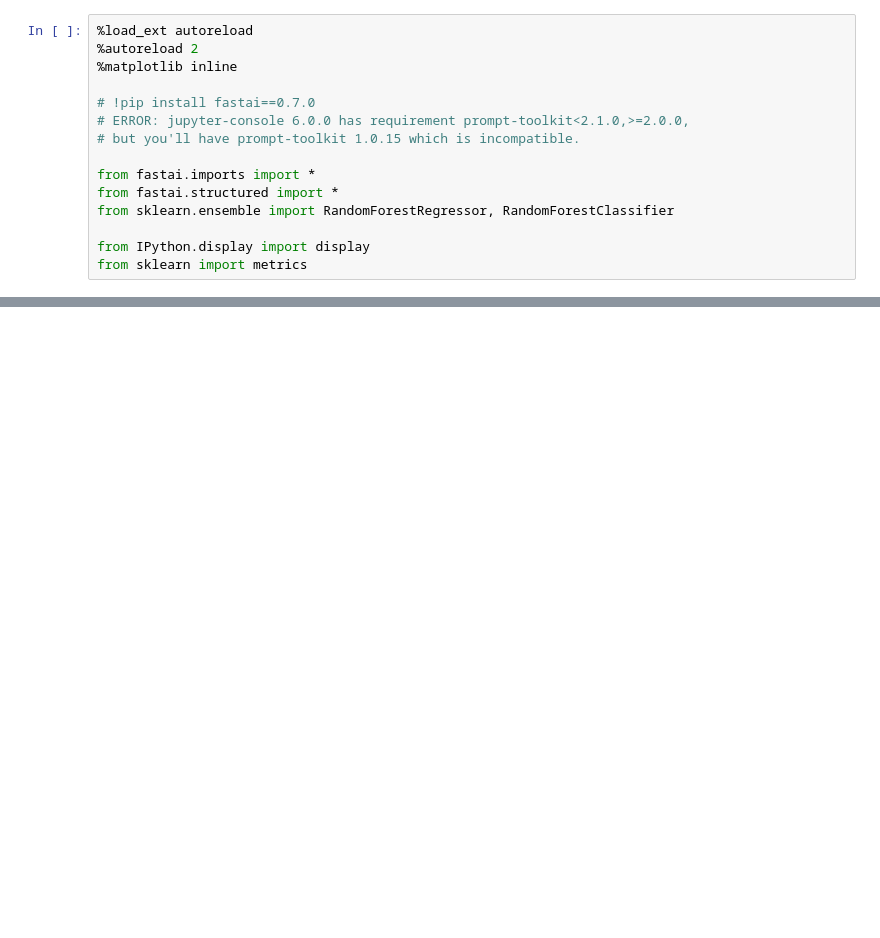
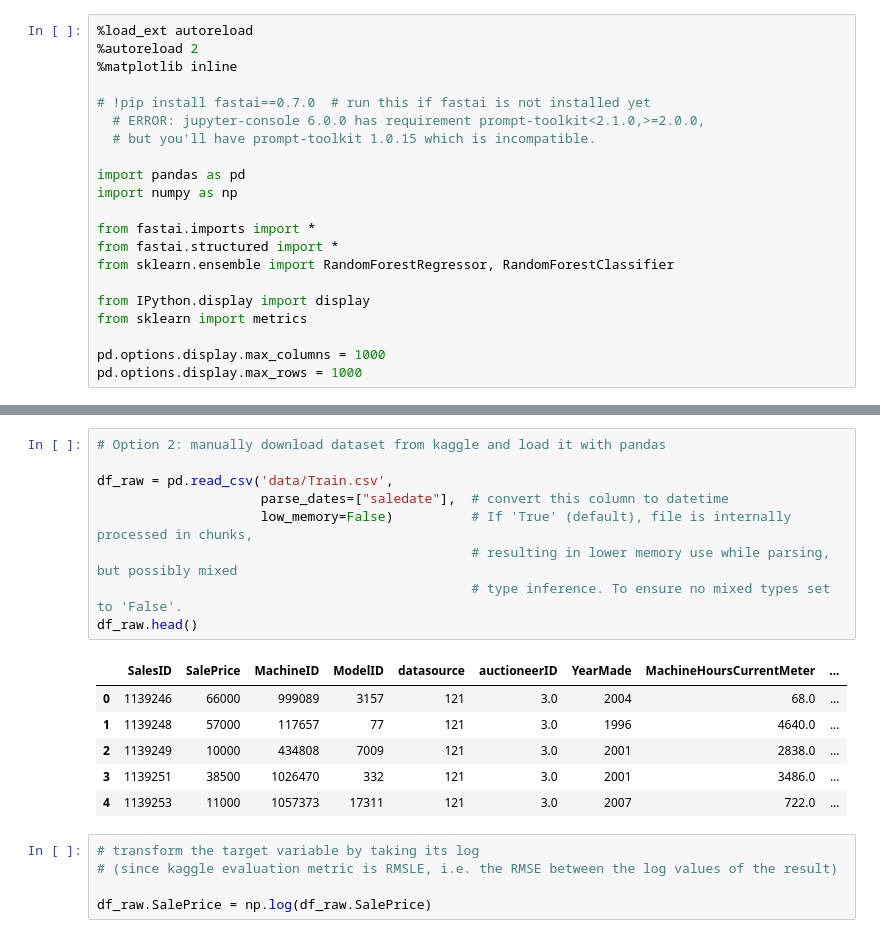
Before and after one commit to KarimaCha/nf_modeling_exercises, a Jupyter notebook: Random_Forest_from_scratch.ipynb, the cells around one changed output, grey strips where cells are left out. Saved outputs shown, nothing was run; the diff lists cells and outputs as text; blank space fills up the shorter version.

```diff
--- a/Random_Forest_from_scratch.ipynb
+++ b/Random_Forest_from_scratch.ipynb
@@ -10,9 +11,12 @@ https://www.analyticsvidhya.com/blog/2018/12/building-a-random-forest-from-scrat
 %autoreload 2
 %matplotlib inline
 
-# !pip install fastai==0.7.0
-# ERROR: jupyter-console 6.0.0 has requirement prompt-toolkit<2.1.0,>=2.0.0,
-# but you'll have prompt-toolkit 1.0.15 which is incompatible.
+# !pip install fastai==0.7.0  # run this if fastai is not installed yet
+  # ERROR: jupyter-console 6.0.0 has requirement prompt-toolkit<2.1.0,>=2.0.0,
+  # but you'll have prompt-toolkit 1.0.15 which is incompatible.
+
+import pandas as pd
+import numpy as np
 
 from fastai.imports import *
 from fastai.structured import *
@@ -20,4 +24,7 @@ from sklearn.ensemble import RandomForestRegressor, RandomForestClassifier
 
 from IPython.display import display
 from sklearn import metrics
+
+pd.options.display.max_columns = 1000
+pd.options.display.max_rows = 1000
 # %% [markdown]
@@ -29,0 +39,21 @@ from sklearn import metrics
+# %%
+# Option 2: manually download dataset from kaggle and load it with pandas
+
+df_raw = pd.read_csv('data/Train.csv',
+                     parse_dates=["saledate"],  # convert this column to datetime
+                     low_memory=False)          # If 'True' (default), file is internally processed in chunks,
+                                                # resulting in lower memory use while parsing, but possibly mixed
+                                                # type inference. To ensure no mixed types set to 'False'.
+df_raw.head()
+# %% [output]
+|  | SalesID | SalePrice | MachineID | ModelID | datasource | auctioneerID | YearMade | MachineHoursCurrentMeter | ... |
+| 0 | 1139246 | 66000 | 999089 | 3157 | 121 | 3.0 | 2004 | 68.0 | ... |
+| 1 | 1139248 | 57000 | 117657 | 77 | 121 | 3.0 | 1996 | 4640.0 | ... |
+| 2 | 1139249 | 10000 | 434808 | 7009 | 121 | 3.0 | 2001 | 2838.0 | ... |
+| 3 | 1139251 | 38500 | 1026470 | 332 | 121 | 3.0 | 2001 | 3486.0 | ... |
+| 4 | 1139253 | 11000 | 1057373 | 17311 | 121 | 3.0 | 2007 | 722.0 | ... |
+# %%
+# transform the target variable by taking its log
+# (since kaggle evaluation metric is RMSLE, i.e. the RMSE between the log values of the result)
+
+df_raw.SalePrice = np.log(df_raw.SalePrice)
```
Also changed, not shown: parts of 33 cells of this notebook, 3 other files.
